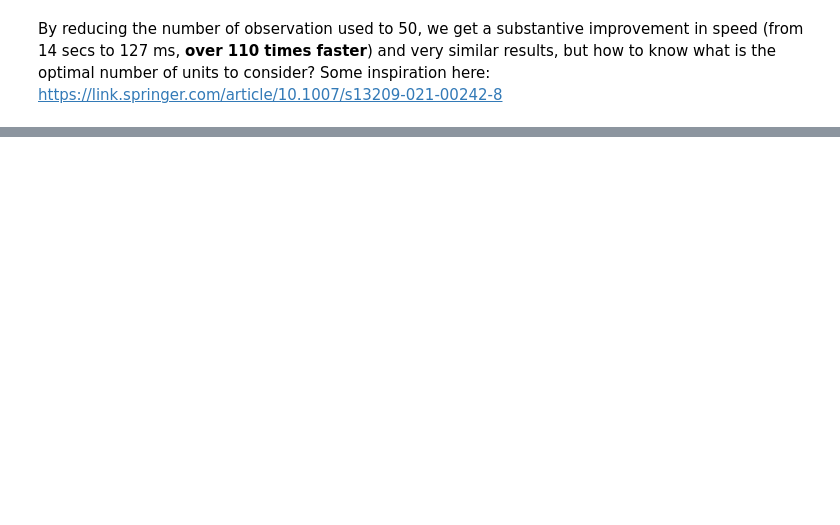
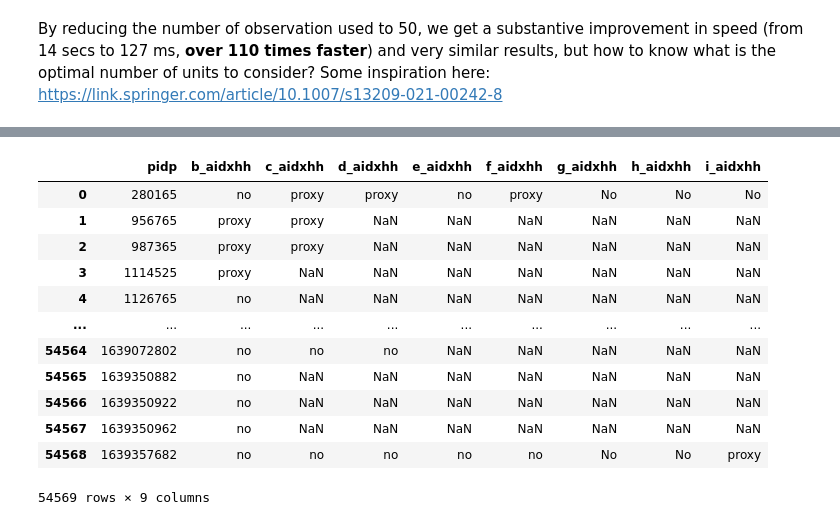
Before and after one commit to centre-for-care/costofcare, a Jupyter notebook: Synthetic_control_review.ipynb, the cells around one changed output, grey strips where cells are left out. Drawn from its saved outputs; the diff is of its cells as text; code cells hidden in the pictures; blank space fills up the shorter version.

```diff
--- a/Synthetic_control_review.ipynb
+++ b/Synthetic_control_review.ipynb
@@ -255,0 +303,26 @@ By reducing the number of observation used to 50, we get a substantive improveme
+# %%
+cpih = pd.read_csv('./cpih_uk_88_23.csv')
+cpih['date'] = pd.to_datetime(cpih.date, format='%b-%y')
+dfs_list = []
+# This loop is a monstruosity! I need to redo the way I prepare and clean the data.
+for i, _ in enumerate(indresp):
+    indresp[i][prefixes[i] + 'fimnlabnet_dv'] = pd.to_numeric(indresp[i][prefixes[i] + 'fimnlabnet_dv'], errors='coerce')
+    indresp[i][prefixes[i] + 'fimnlabnet_dv'] = indresp[i][prefixes[i] + 'fimnlabnet_dv'].where(indresp[i][prefixes[i] + 'fimnlabnet_dv'] >= 0)
+    indresp[i][prefixes[i] + 'fimnlabgrs_dv'] = pd.to_numeric(indresp[i][prefixes[i] + 'fimnlabgrs_dv'], errors='coerce')
+    indresp[i][prefixes[i] + 'fimnlabgrs_dv'] = indresp[i][prefixes[i] + 'fimnlabgrs_dv'].where(indresp[i][prefixes[i] + 'fimnlabgrs_dv'] >= 0)
+    indresp[i][prefixes[i] + 'istrtdaty'] = indresp[i][prefixes[i] + 'istrtdaty'].replace({'inapplicable': np.nan, 'missing': np.nan, "don't know": np.nan})
+    indresp[i][prefixes[i] + 'istrtdatm'] = indresp[i][prefixes[i] + 'istrtdatm'].replace({'inapplicable': np.nan, 'missing': np.nan, "don't know": np.nan})
+    indresp[i]['date'] = indresp[i][prefixes[i] + 'istrtdaty'].astype(str)+'/'+indresp[i][prefixes[i] + 'istrtdatm'].astype(str)
+    indresp[i]['date'] = indresp[i]['date'].replace({'nan/nan': np.nan})
+    indresp[i]['date'] = pd.to_datetime(indresp[i]['date'], format='%Y/%B')
+    indresp[i] = indresp[i].merge(cpih, on='date', how='left')
+    indresp[i][prefixes[i] + 'wage_gross_cpih_ad'] = (indresp[i][prefixes[i] + 'fimnlabgrs_dv'].astype(float) * 124.8) / indresp[i]['cpih']
+    indresp[i][prefixes[i] + 'wage_net_cpih_ad'] = (indresp[i][prefixes[i] + 'fimnlabnet_dv'].astype(float) * 124.8) / indresp[i]['cpih']
+    indresp[i] = indresp[i].drop(columns=['date', 'cpih'])
+# %%
+df_netwage = indresp[1]['pidp']
+for df in indresp[1:9]:
+    for colname in df.columns:
+        if 'wage_net_cpih_ad' in colname:
+            netwage = colname
+            df_netwage = pd.merge(df_netwage, df[['pidp', netwage]], on='pidp', how='left')
@@ -255,0 +345,23 @@ By reducing the number of observation used to 50, we get a substantive improveme
+# %%
+df_care = indresp[1]['pidp']
+for df in indresp[1:9]:
+    for colname in df.columns:
+        if 'aidxhh' in colname:
+            care = colname
+            df_care = pd.merge(df_care, df[['pidp', care]], on='pidp', how='left')
+# %%
+df_care
+# %% [output]
+|  | pidp | b_aidxhh | c_aidxhh | d_aidxhh | e_aidxhh | f_aidxhh | g_aidxhh | h_aidxhh | i_aidxhh |
+| 0 | 280165 | no | proxy | proxy | no | proxy | No | No | No |
+| 1 | 956765 | proxy | proxy | NaN | NaN | NaN | NaN | NaN | NaN |
+| 2 | 987365 | proxy | proxy | NaN | NaN | NaN | NaN | NaN | NaN |
+| 3 | 1114525 | proxy | NaN | NaN | NaN | NaN | NaN | NaN | NaN |
+| 4 | 1126765 | no | NaN | NaN | NaN | NaN | NaN | NaN | NaN |
+| ... | ... | ... | ... | ... | ... | ... | ... | ... | ... |
+| 54564 | 1639072802 | no | no | no | NaN | NaN | NaN | NaN | NaN |
+| 54565 | 1639350882 | no | NaN | NaN | NaN | NaN | NaN | NaN | NaN |
+| 54566 | 1639350922 | no | NaN | NaN | NaN | NaN | NaN | NaN | NaN |
+| 54567 | 1639350962 | no | NaN | NaN | NaN | NaN | NaN | NaN | NaN |
+| 54568 | 1639357682 | no | no | no | no | no | No | No | proxy |
+54569 rows × 9 columns
```
Also changed, not shown: parts of 10 cells of this notebook.
